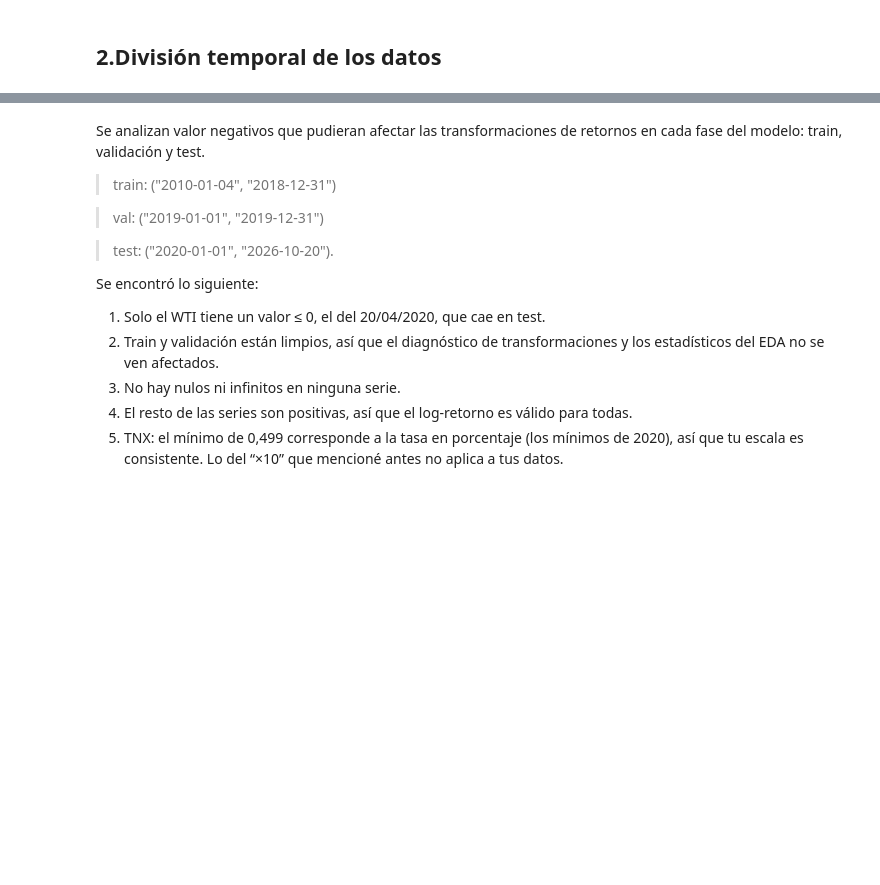
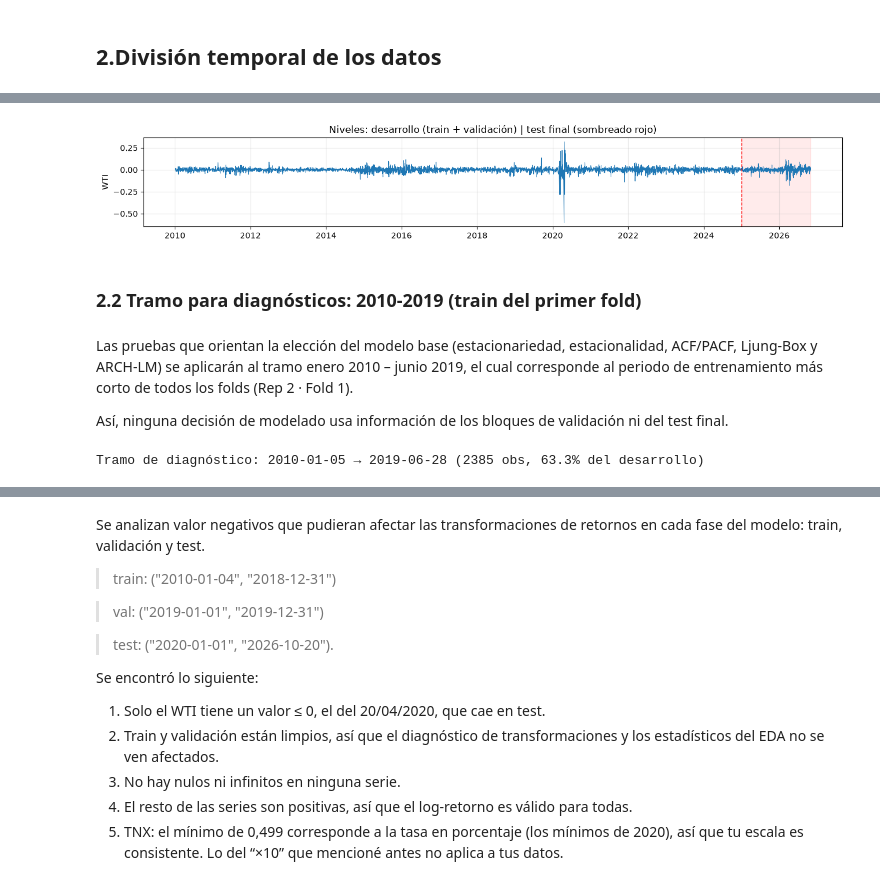
Before and after one commit to darlamai/proyecto_final_ml_wti, a Jupyter notebook: notebooks/01.eda_raw.ipynb, the cells around one changed output, grey strips where cells are left out. Saved outputs shown, nothing was run; the diff lists cells and outputs as text; code cells hidden in the pictures; blank space fills up the shorter version.

Commit message:
feat: Se divide la data en train, validation, test y se establece el TimeCrossValidation

```diff
--- a/notebooks/01.eda_raw.ipynb
+++ b/notebooks/01.eda_raw.ipynb
@@ -399,0 +506,19 @@ Se usan las dos porque tienen hipótesis nulas opuestas. La conclusión es fuert
+# %%
+eda.graficar_niveles_con_cortes(base_ret,columnas=["WTI"], mostrar_eda=False)
+# %% [output]
+[figure, added]
+# %% [markdown]
+### 2.2 Tramo para diagnósticos: 2010-2019 (train del primer fold)
+# %% [markdown]
+Las pruebas que orientan la elección del modelo base (estacionariedad, estacionalidad, ACF/PACF, Ljung-Box y ARCH-LM) se aplicarán al tramo enero 2010 – junio 2019, el cual corresponde al periodo de entrenamiento más corto de todos los folds (Rep 2 · Fold 1).
+
+Así, ninguna decisión de modelado usa información de los bloques de validación ni del test final.
+# %%
+EDA_FIN = FOLDS["train_fin"].min()          # = 2019-06-30, el train más corto
+train_ret = base_ret.loc[:EDA_FIN]
+
+print(f"Tramo de diagnóstico: {train_ret.index.min().date()} → {train_ret.index.max().date()} "
+      f"({len(train_ret)} obs, {100*len(train_ret)/len(dev):.1f}% del desarrollo)")
+assert train_ret.index.max() < FOLDS["val_ini"].min()   # no toca ninguna validación
+# %% [output]
+Tramo de diagnóstico: 2010-01-05 → 2019-06-28 (2385 obs, 63.3% del desarrollo)
```
Also changed, not shown: parts of 62 cells of this notebook, 9 other files.
